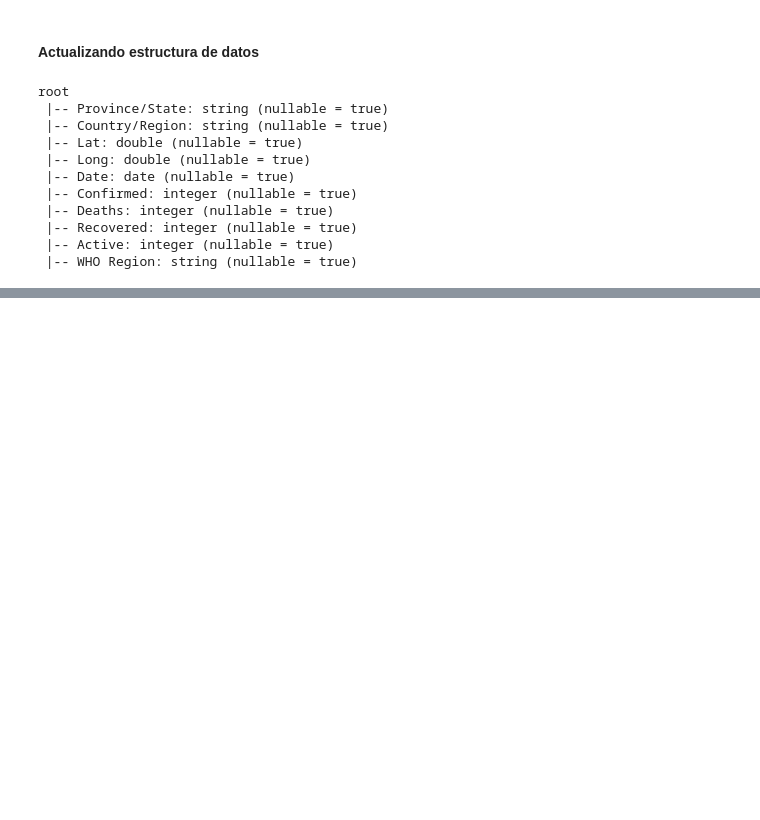
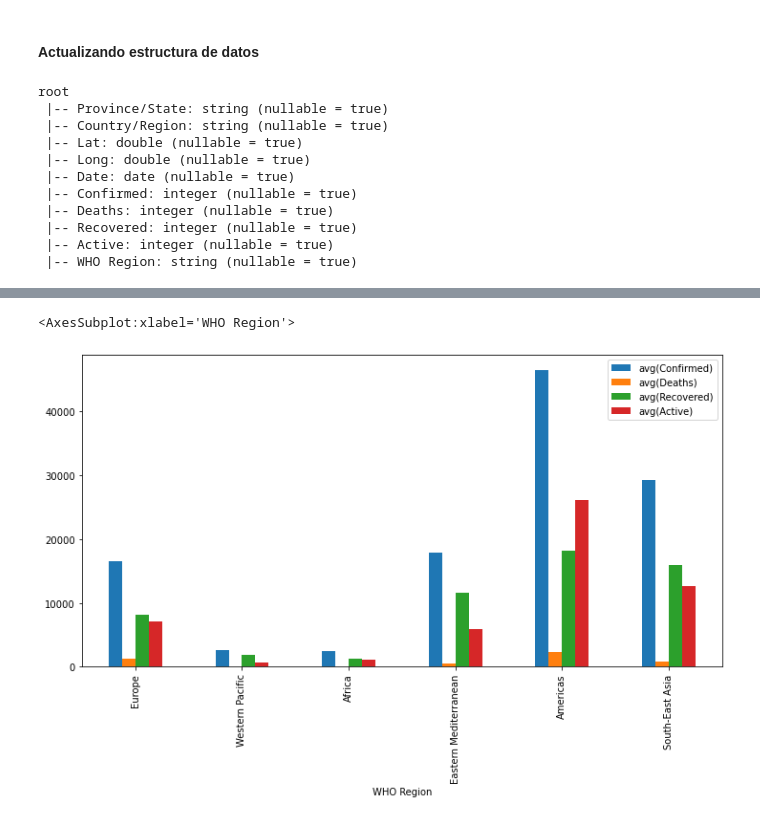
Before and after one commit to lianscr/Examen, a Jupyter notebook: Examen_covid19.ipynb, the cells around one changed output, grey strips where cells are left out. Drawn from its saved outputs; the diff is of its cells as text; code cells hidden in the pictures; blank space fills up the shorter version.

```diff
--- a/Examen_covid19.ipynb
+++ b/Examen_covid19.ipynb
@@ -12,6 +12,6 @@ from pyspark.sql import SparkSession
 
 spark = SparkSession.builder\
         .master("local[*]")\
-        .appName('PySpark_Examen')\
+        .appName('PySpark_Covid')\
         .getOrCreate()
 # %% [output]
@@ -80,7 +79,7 @@ data_schema = [
 final_struc = StructType(fields=data_schema)
 # %%
 dataCovid = spark.read.csv(
-    'data/archive/covid_19_clean_complete.csv',
+    'archive/covid_19_clean_complete.csv',
     sep = ',',
     header = True,
     schema = final_struc
@@ -114,0 +164,2 @@ only showing top 5 rows
+# %%
+sec_df =  dataCovid.select(['WHO Region', 'Confirmed', 'Deaths', 'Recovered', 'Active']).groupBy('WHO Region').mean().toPandas()
@@ -114,0 +176,5 @@ only showing top 5 rows
+# %%
+sec_df.plot(kind = 'bar', x='WHO Region', y = sec_df.columns.tolist()[1:], figsize=(12, 6))
+# %% [output]
+<AxesSubplot:xlabel='WHO Region'>
+[figure, added]
```
Also changed, not shown: parts of 12 cells of this notebook, 14 other files.
